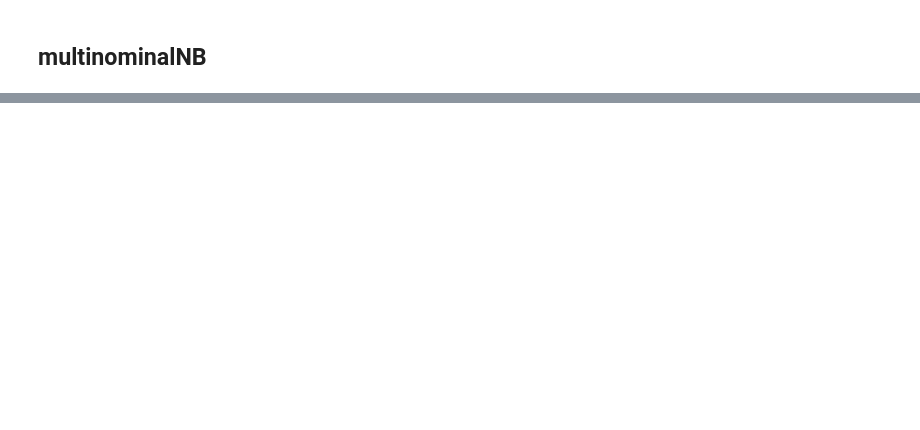
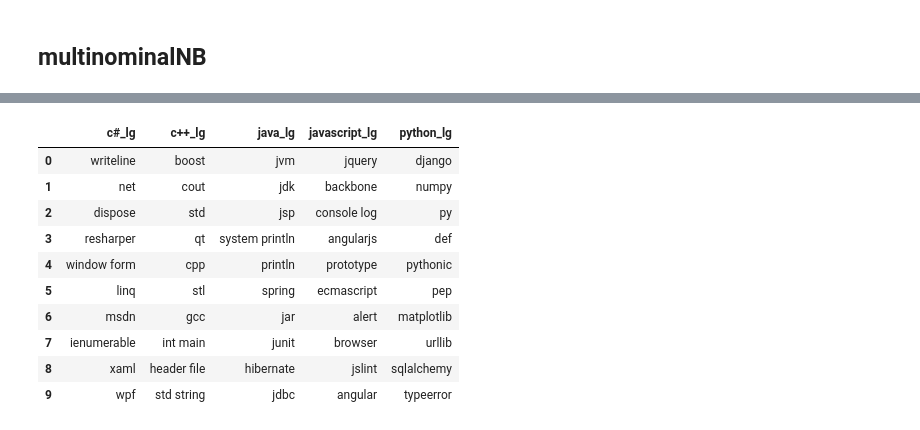
Before and after one commit to QED0711/stack_overflow_nlp, a Jupyter notebook: notebooks/Final_Model_Result_Top_Features.ipynb, the cells around one changed output, grey strips where cells are left out. Cells and saved outputs as stored; diff of their text form; code cells hidden in the pictures; blank space fills up the shorter version.

```diff
--- a/notebooks/Final_Model_Result_Top_Features.ipynb
+++ b/notebooks/Final_Model_Result_Top_Features.ipynb
@@ -245,0 +213,18 @@ pd.concat([top_10_feature(lg_coef_f),top_10_feature(nb_coef_f)], axis = 1)
+# %%
+lg_coef_f = coef_features(lg_model.pipe)
+nb_coef_f = coef_features(nb_model.pipe,lg=False)
+# %%
+lg_f = top_10_feature(lg_coef_f)
+lg_f
+# %% [output]
+|  | c#_lg | c++_lg | java_lg | javascript_lg | python_lg |
+| 0 | writeline | boost | jvm | jquery | django |
+| 1 | net | cout | jdk | backbone | numpy |
+| 2 | dispose | std | jsp | console log | py |
+| 3 | resharper | qt | system println | angularjs | def |
+| 4 | window form | cpp | println | prototype | pythonic |
+| 5 | linq | stl | spring | ecmascript | pep |
+| 6 | msdn | gcc | jar | alert | matplotlib |
+| 7 | ienumerable | int main | junit | browser | urllib |
+| 8 | xaml | header file | hibernate | jslint | sqlalchemy |
+| 9 | wpf | std string | jdbc | angular | typeerror |
```
Also changed, not shown: parts of 73 cells of this notebook, 1 other file.
